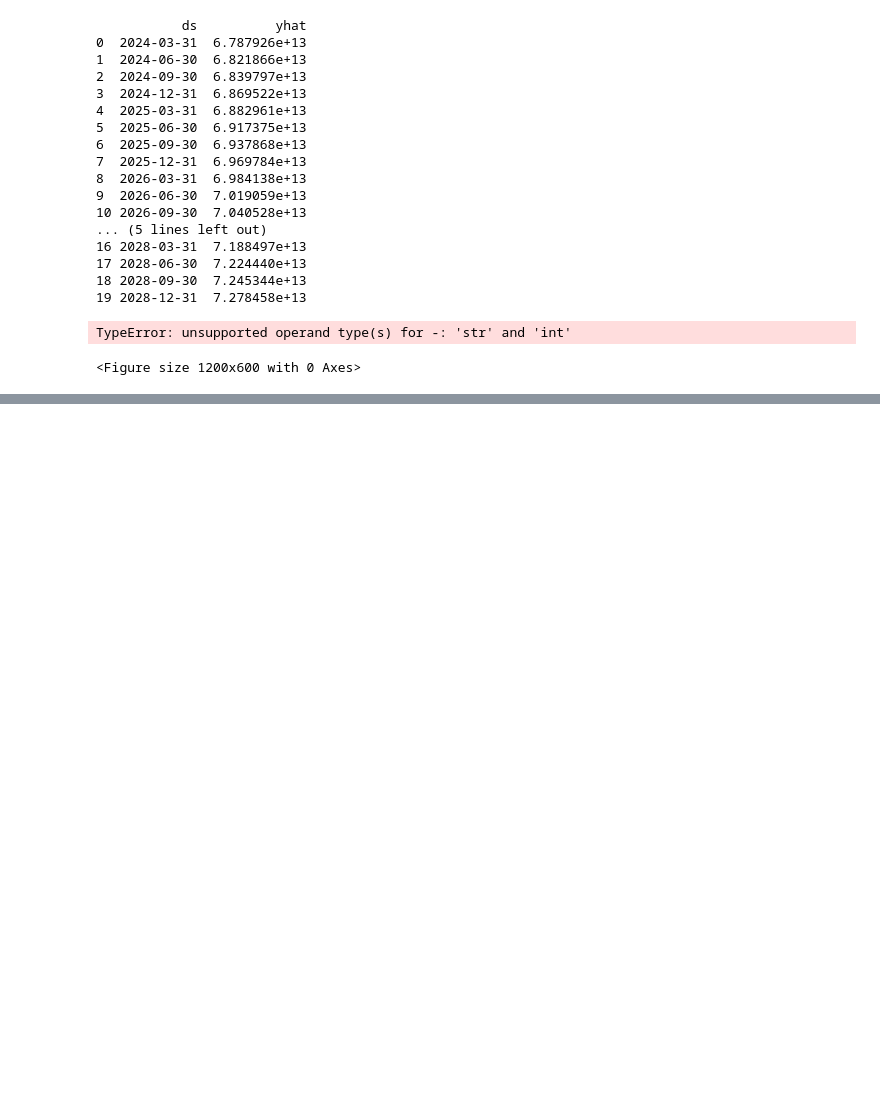
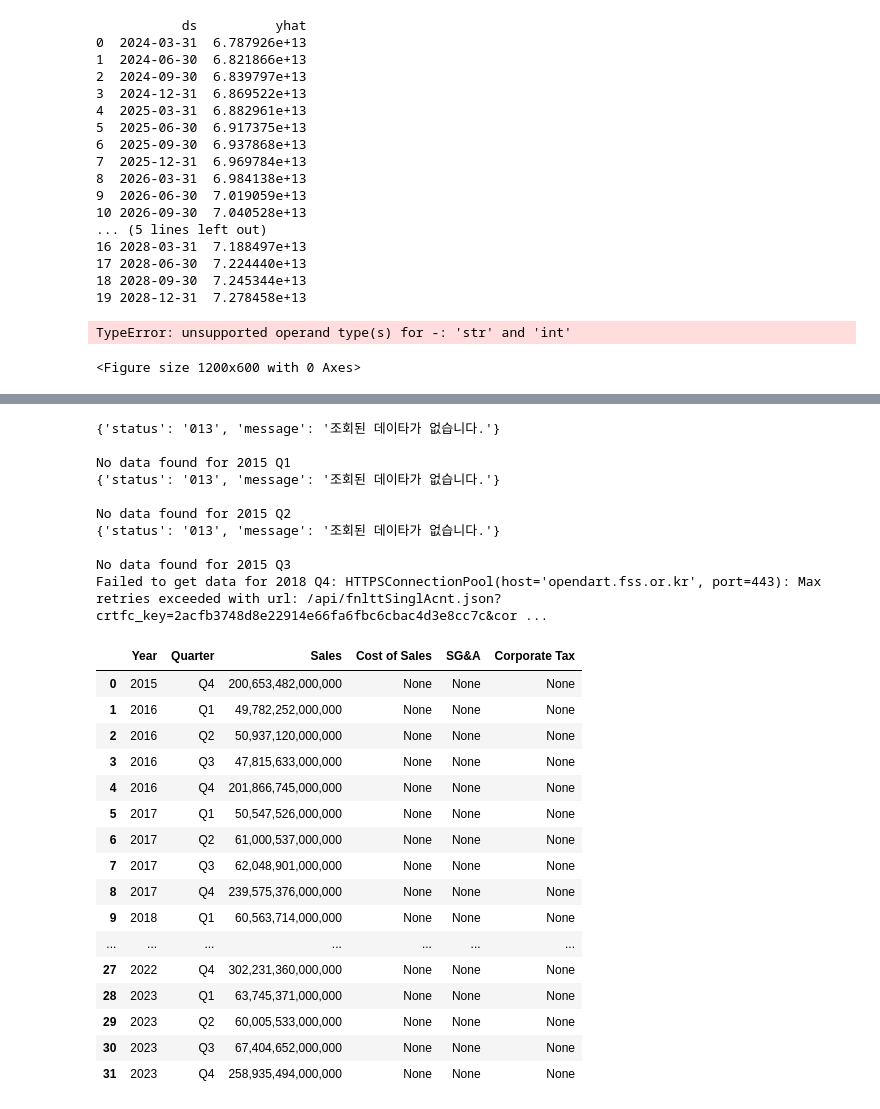
Before and after one commit to Data-MaSTeRR/DCF_Basic_firmValuation, a Jupyter notebook: salesML.ipynb, the cells around one changed output, grey strips where cells are left out. Cells and saved outputs as stored; diff of their text form; code cells hidden in the pictures; blank space fills up the shorter version.

```diff
--- a/salesML.ipynb
+++ b/salesML.ipynb
@@ -4510,0 +4640,73 @@ TypeError: unsupported operand type(s) for -: 'str' and 'int'
+# %%
+import pandas as pd
+import OpenDartReader
+
+# OpenDartReader API 키 설정 (여기에는 본인의 API 키를 입력해야 합니다)
+api_key = '2acfb3748d8e22914e66fa6fbc6cbac4d3e8cc7c'
+dart = OpenDartReader(api_key)
+
+# 삼성전자 종목코드
+company_code = '005930'
+
+# 데이터를 저장할 DataFrame 초기화
+data = []
+
+# 2015년부터 2023년까지 분기별 재무제표를 가져옵니다
+for year in range(2015, 2024):
+    for quarter, quarter_name in zip(['11013', '11012', '11014', '11011'], ['Q1', 'Q2', 'Q3', 'Q4']):  # 1분기, 2분기, 3분기, 4분기
+        try:
+            # 재무제표 데이터를 가져옵니다
+            report = dart.finstate(company_code, year, reprt_code=quarter)
+            if report is not None and not report.empty:
+                report = report[report['fs_div'] == 'CFS']  # 연결 재무제표 필터링
+
+                # 각 항목이 존재하는지 확인하고, 존재하지 않을 경우 None으로 설정
+                sales = report[report['account_nm'] == '매출액']['thstrm_amount'].values[0] if not report[report['account_nm'] == '매출액'].empty else None
+                cost_of_sales = report[report['account_nm'] == '매출원가']['thstrm_amount'].values[0] if not report[report['account_nm'] == '매출원가'].empty else None
+                sga = report[report['account_nm'] == '판매비와관리비']['thstrm_amount'].values[0] if not report[report['account_nm'] == '판매비와관리비'].empty else None
+                corporate_tax = report[report['account_nm'] == '법인세비용']['thstrm_amount'].values[0] if not report[report['account_nm'] == '법인세비용'].empty else None
+
+                data.append({
+                    'Year': year,
+                    'Quarter': quarter_name,
+                    'Sales': sales,
+                    'Cost of Sales': cost_of_sales,
+                    'SG&A': sga,
+                    'Corporate Tax': corporate_tax
+                })
+            else:
+                print(f"No data found for {year} {quarter_name}")
+        except Exception as e:
+            print(f"Failed to get data for {year} {quarter_name}: {e}")
+
+# DataFrame으로 변환
+df = pd.DataFrame(data)
+df
+# %% [output]
+{'status': '013', 'message': '조회된 데이타가 없습니다.'}
+
+No data found for 2015 Q1
+{'status': '013', 'message': '조회된 데이타가 없습니다.'}
+
+No data found for 2015 Q2
+{'status': '013', 'message': '조회된 데이타가 없습니다.'}
+
+No data found for 2015 Q3
+Failed to get data for 2018 Q4: HTTPSConnectionPool(host='opendart.fss.or.kr', port=443): Max retries exceeded with url: /api/fnlttSinglAcnt.json?crtfc_key=2acfb3748d8e22914e66fa6fbc6cbac4d3e8cc7c&cor ...
+|  | Year | Quarter | Sales | Cost of Sales | SG&A | Corporate Tax |
+| 0 | 2015 | Q4 | 200,653,482,000,000 | None | None | None |
+| 1 | 2016 | Q1 | 49,782,252,000,000 | None | None | None |
+| 2 | 2016 | Q2 | 50,937,120,000,000 | None | None | None |
+| 3 | 2016 | Q3 | 47,815,633,000,000 | None | None | None |
+| 4 | 2016 | Q4 | 201,866,745,000,000 | None | None | None |
+| 5 | 2017 | Q1 | 50,547,526,000,000 | None | None | None |
+| 6 | 2017 | Q2 | 61,000,537,000,000 | None | None | None |
+| 7 | 2017 | Q3 | 62,048,901,000,000 | None | None | None |
+| 8 | 2017 | Q4 | 239,575,376,000,000 | None | None | None |
+| 9 | 2018 | Q1 | 60,563,714,000,000 | None | None | None |
+| ... | ... | ... | ... | ... | ... | ... |
+| 27 | 2022 | Q4 | 302,231,360,000,000 | None | None | None |
+| 28 | 2023 | Q1 | 63,745,371,000,000 | None | None | None |
+| 29 | 2023 | Q2 | 60,005,533,000,000 | None | None | None |
+| 30 | 2023 | Q3 | 67,404,652,000,000 | None | None | None |
+| 31 | 2023 | Q4 | 258,935,494,000,000 | None | None | None |
```
Also changed, not shown: parts of 3 cells of this notebook, 4 other files.
